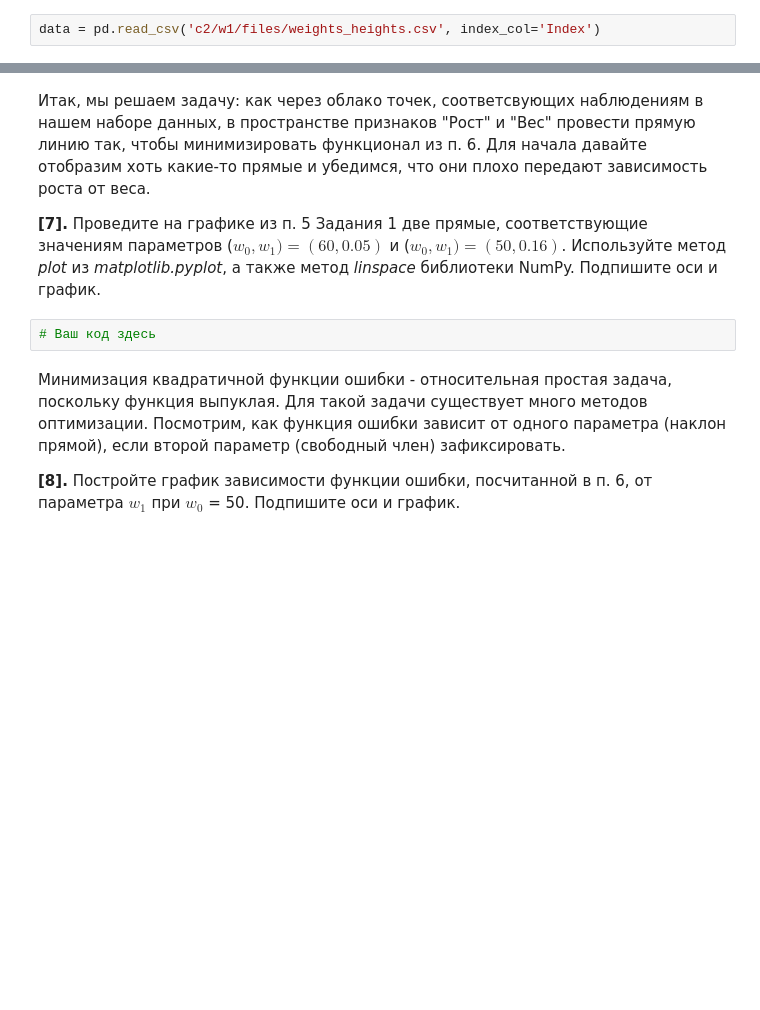
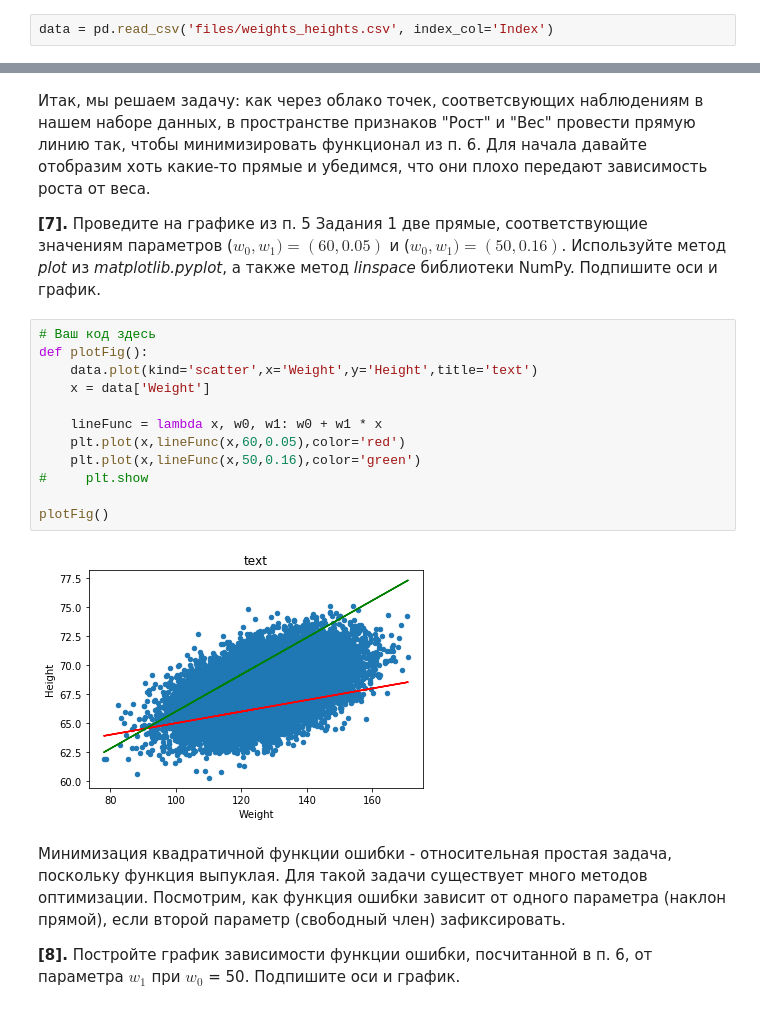
Before and after one commit to qweasd7924/MIPT-machine-learning, a Jupyter notebook: c2/w1/peer_review_linreg_height_weight.ipynb, the cells around one changed output, grey strips where cells are left out. Cells and saved outputs as stored; diff of their text form; blank space fills up the shorter version.

```diff
--- a/c2/w1/peer_review_linreg_height_weight.ipynb
+++ b/c2/w1/peer_review_linreg_height_weight.ipynb
@@ -26,7 +26,7 @@ import matplotlib.pyplot as plt
 # %% [markdown]
 Считаем данные по росту и весу (*weights_heights.csv*, приложенный в задании) в объект Pandas DataFrame:
 # %%
-data = pd.read_csv('c2/w1/files/weights_heights.csv', index_col='Index')
+data = pd.read_csv('files/weights_heights.csv', index_col='Index')
 # %% [markdown]
 Чаще всего первое, что надо надо сделать после считывания данных - это посмотреть на первые несколько записей. Так можно отловить ошибки чтения данных (например, если вместо 10 столбцов получился один, в названии которого 9 точек с запятой). Также это позволяет познакомиться с данными, как минимум, посмотреть на признаки и их природу (количественный, категориальный и т.д.).
 
@@ -151,8 +139,20 @@ Name: Weight, Length: 25000, dtype: float64
 Итак, мы решаем задачу: как через облако точек, соответсвующих наблюдениям в нашем наборе данных, в пространстве признаков "Рост" и "Вес" провести прямую линию так, чтобы минимизировать функционал из п. 6. Для начала давайте отобразим хоть какие-то прямые и убедимся, что они плохо передают зависимость роста от веса.
 
 **[7].** Проведите на графике из п. 5 Задания 1 две прямые, соответствующие значениям параметров ($w_0, w_1) = (60, 0.05)$ и ($w_0, w_1) = (50, 0.16)$. Используйте метод *plot* из *matplotlib.pyplot*, а также метод *linspace* библиотеки NumPy. Подпишите оси и график.
-# %%
-# Ваш код здесь
+# %%
+# Ваш код здесь
+def plotFig():
+    data.plot(kind='scatter',x='Weight',y='Height',title='text')
+    x = data['Weight']
+
+    lineFunc = lambda x, w0, w1: w0 + w1 * x
+    plt.plot(x,lineFunc(x,60,0.05),color='red')
+    plt.plot(x,lineFunc(x,50,0.16),color='green')
+#     plt.show
+
+plotFig()
+# %% [output]
+[figure, added]
 # %% [markdown]
 Минимизация квадратичной функции ошибки - относительная простая задача, поскольку функция выпуклая. Для такой задачи существует много методов оптимизации. Посмотрим, как функция ошибки зависит от одного параметра (наклон прямой), если второй параметр (свободный член) зафиксировать.
 
```
Also changed, not shown: parts of 15 cells of this notebook.
